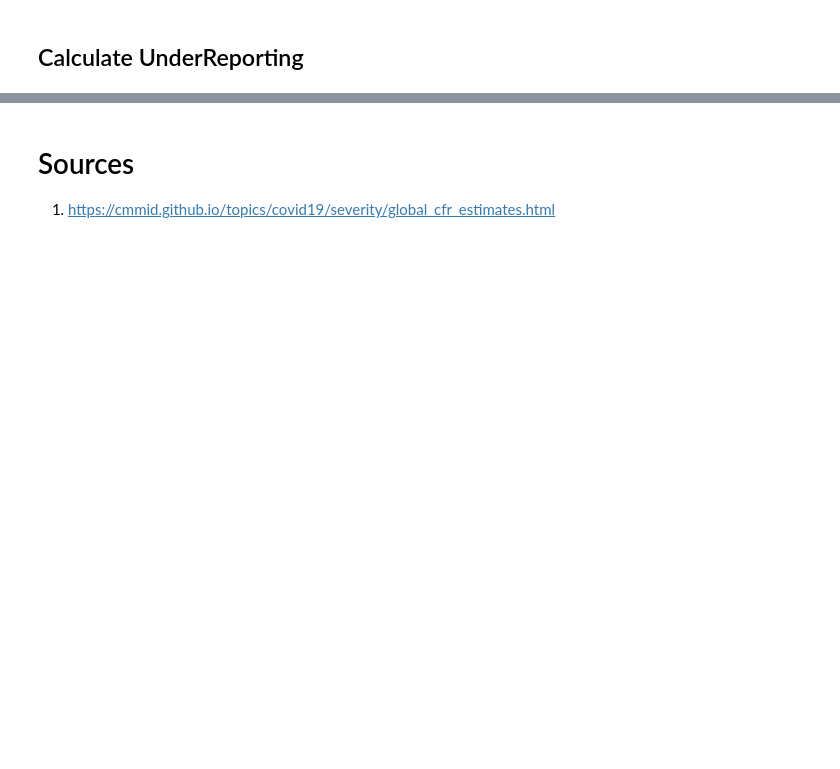
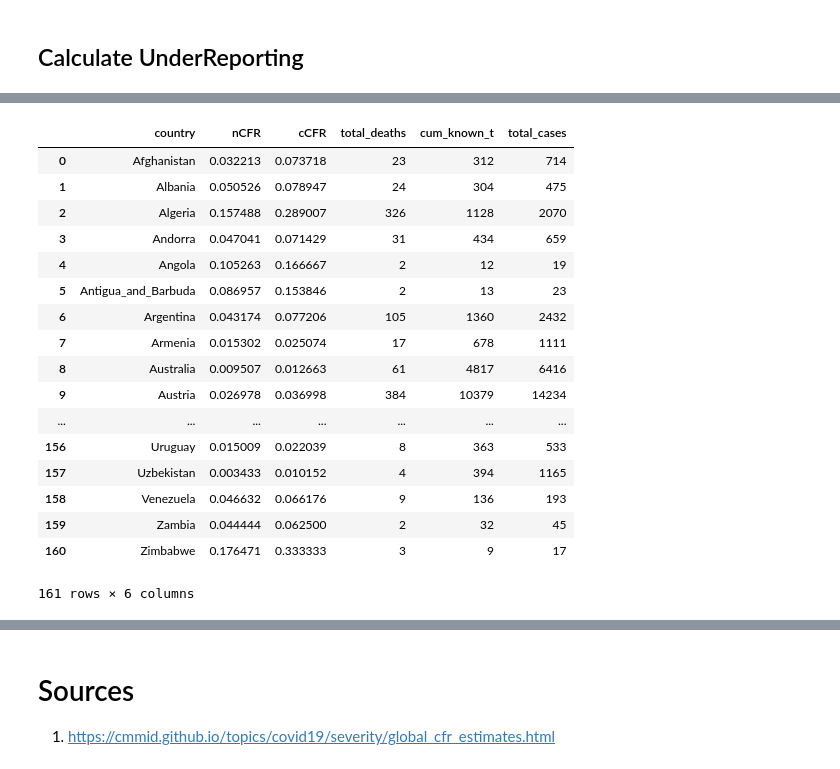
Before and after one commit to rsilveira79/CFR_calculation_python, a Jupyter notebook: notebooks/1.initial_assessment.ipynb, the cells around one changed output, grey strips where cells are left out. Cells and saved outputs as stored; diff of their text form; code cells hidden in the pictures; blank space fills up the shorter version.

```diff
--- a/notebooks/1.initial_assessment.ipynb
+++ b/notebooks/1.initial_assessment.ipynb
@@ -159,0 +212,21 @@ scale_cfr <- function(data_1_in, delay_fun){
+# %%
+allTogetherMid
+# %% [output]
+|  | country | nCFR | cCFR | total_deaths | cum_known_t | total_cases |
+| 0 | Afghanistan | 0.032213 | 0.073718 | 23 | 312 | 714 |
+| 1 | Albania | 0.050526 | 0.078947 | 24 | 304 | 475 |
+| 2 | Algeria | 0.157488 | 0.289007 | 326 | 1128 | 2070 |
+| 3 | Andorra | 0.047041 | 0.071429 | 31 | 434 | 659 |
+| 4 | Angola | 0.105263 | 0.166667 | 2 | 12 | 19 |
+| 5 | Antigua_and_Barbuda | 0.086957 | 0.153846 | 2 | 13 | 23 |
+| 6 | Argentina | 0.043174 | 0.077206 | 105 | 1360 | 2432 |
+| 7 | Armenia | 0.015302 | 0.025074 | 17 | 678 | 1111 |
+| 8 | Australia | 0.009507 | 0.012663 | 61 | 4817 | 6416 |
+| 9 | Austria | 0.026978 | 0.036998 | 384 | 10379 | 14234 |
+| ... | ... | ... | ... | ... | ... | ... |
+| 156 | Uruguay | 0.015009 | 0.022039 | 8 | 363 | 533 |
+| 157 | Uzbekistan | 0.003433 | 0.010152 | 4 | 394 | 1165 |
+| 158 | Venezuela | 0.046632 | 0.066176 | 9 | 136 | 193 |
+| 159 | Zambia | 0.044444 | 0.062500 | 2 | 32 | 45 |
+| 160 | Zimbabwe | 0.176471 | 0.333333 | 3 | 9 | 17 |
+161 rows × 6 columns
```
Also changed, not shown: parts of 26 cells of this notebook.
